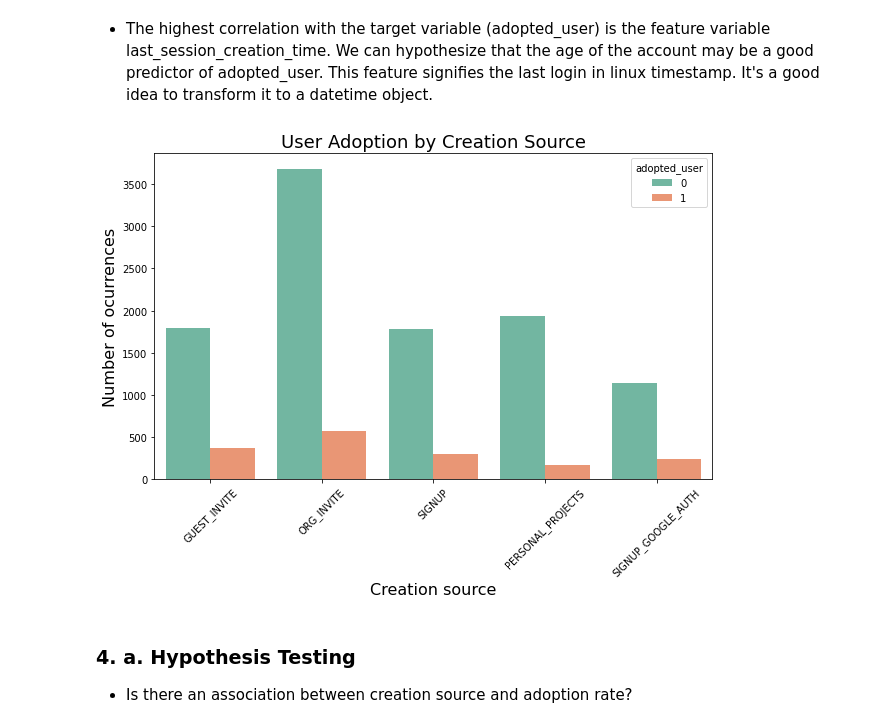
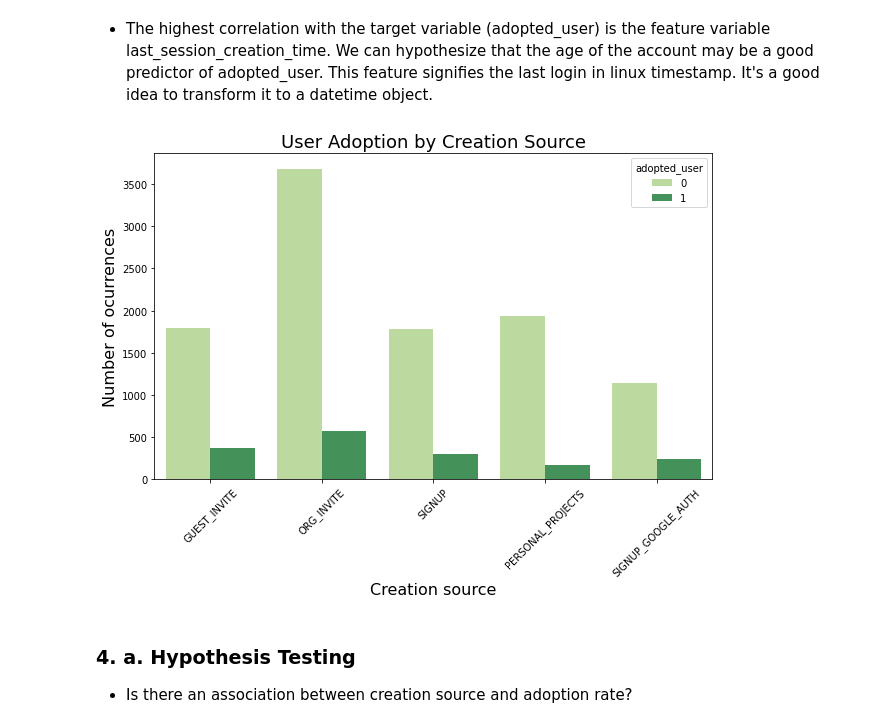
Before and after one commit to gabriellewald/relax-inc-data-challenge, a Jupyter notebook: relax_inc_data_science_challenge.ipynb, the cells around one changed output. Cells and saved outputs as stored; diff of their text form; code cells hidden in the pictures.

```diff
--- a/relax_inc_data_science_challenge.ipynb
+++ b/relax_inc_data_science_challenge.ipynb
@@ -176,13 +176,13 @@ t= f.suptitle('Correlation Table', fontsize=20)
 # %%
 # Plot creation source and adopted user
 plt.figure(figsize=(10,6))
-_ = sns.countplot(x='creation_source', data=users, hue='adopted_user', palette='Set2')
+_ = sns.countplot(x='creation_source', data=users, hue='adopted_user', palette='YlGn')
 _ = plt.xticks(rotation=45)
 _ = plt.title('User Adoption by Creation Source', fontsize=18)
 _ = plt.xlabel('Creation source', fontsize=16)
 _ = plt.ylabel('Number of ocurrences', fontsize=16)
 # %% [output]
-[figure, old version]
+[figure, new version]
 # %% [markdown]
 ### 4. a. Hypothesis Testing
 - Is there an association between creation source and adoption rate?
```
Also changed, not shown: parts of 8 cells of this notebook.
